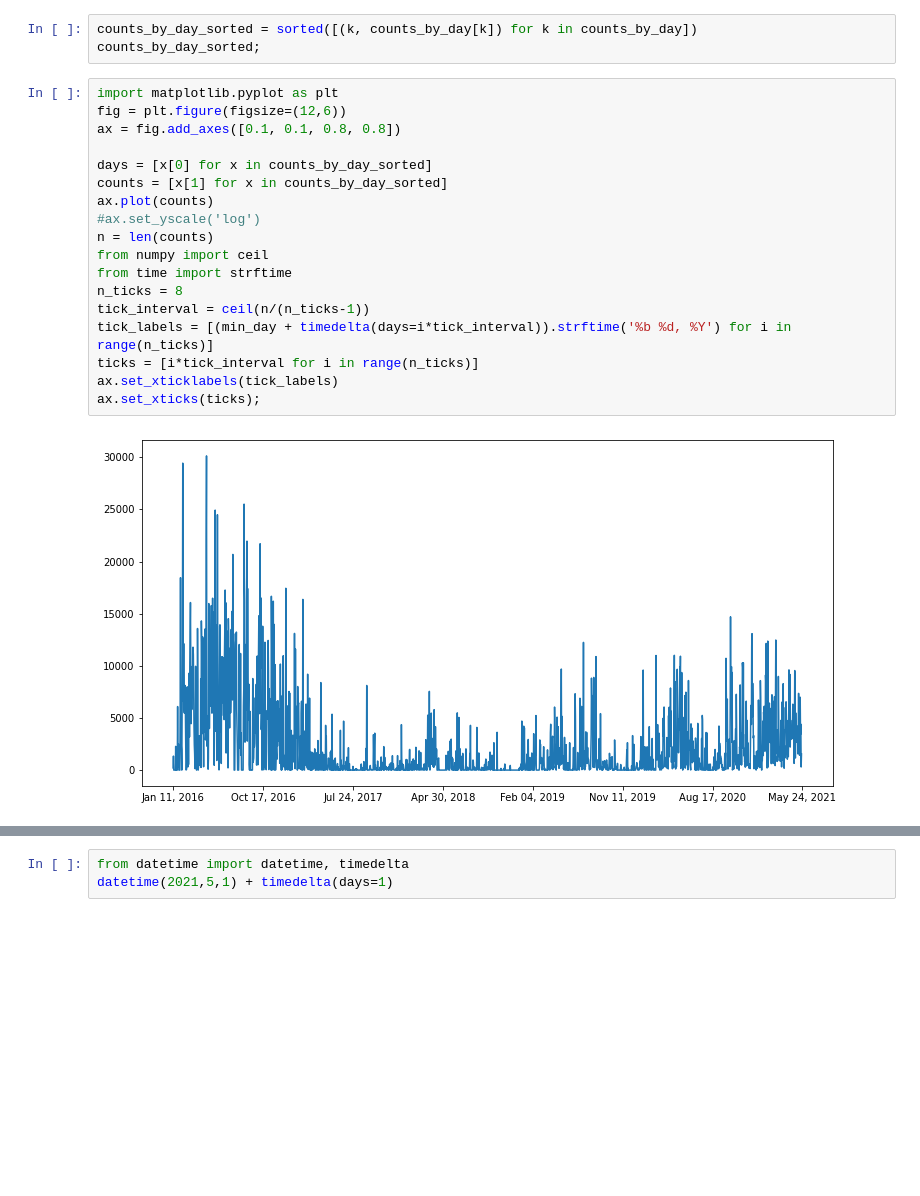
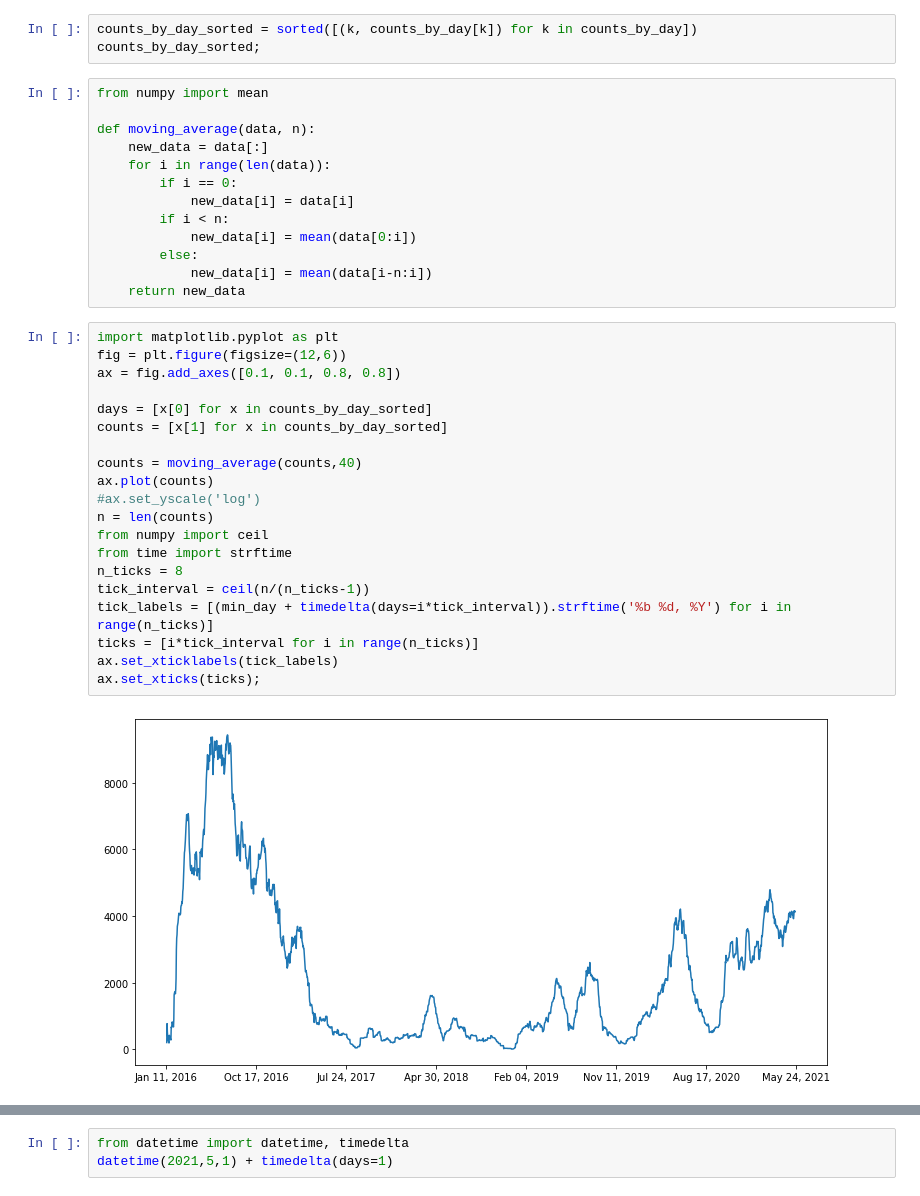
Before and after one commit to filipzupancic/momently, a Jupyter notebook: testisi.ipynb, the cells around one changed output, grey strips where cells are left out. Drawn from its saved outputs; the diff is of its cells as text; blank space fills up the shorter version.

```diff
--- a/testisi.ipynb
+++ b/testisi.ipynb
@@ -58,23 +58,38 @@ counts_by_day, min_day, max_day = get_counts_by_day(grouped);
 # %%
 counts_by_day_sorted = sorted([(k, counts_by_day[k]) for k in counts_by_day])
 counts_by_day_sorted;
+# %%
+from numpy import mean
+
+def moving_average(data, n):
+    new_data = data[:]
+    for i in range(len(data)):
+        if i == 0:
+            new_data[i] = data[i]
+        if i < n:
+            new_data[i] = mean(data[0:i])
+        else:
+            new_data[i] = mean(data[i-n:i])
+    return new_data
 # %%
 import matplotlib.pyplot as plt
 fig = plt.figure(figsize=(12,6))
 ax = fig.add_axes([0.1, 0.1, 0.8, 0.8])
 
 days = [x[0] for x in counts_by_day_sorted]
 counts = [x[1] for x in counts_by_day_sorted]
+
+counts = moving_average(counts,40)
 ax.plot(counts)
 #ax.set_yscale('log')
 n = len(counts)
 from numpy import ceil
 from time import strftime
 n_ticks = 8
 tick_interval = ceil(n/(n_ticks-1))
 tick_labels = [(min_day + timedelta(days=i*tick_interval)).strftime('%b %d, %Y') for i in range(n_ticks)]
 ticks = [i*tick_interval for i in range(n_ticks)]
 ax.set_xticklabels(tick_labels)
 ax.set_xticks(ticks);
 # %% [output]
-[figure, old version]
+[figure, new version]
```
Also changed, not shown: parts of 1 cell of this notebook.
